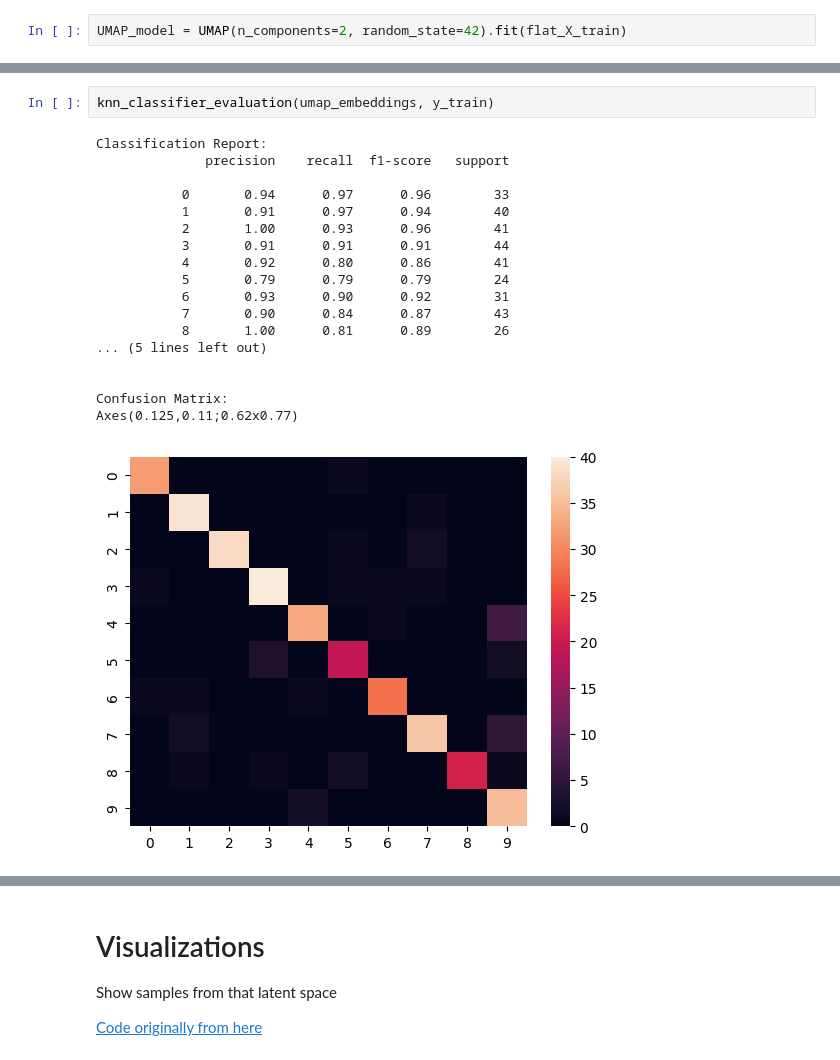
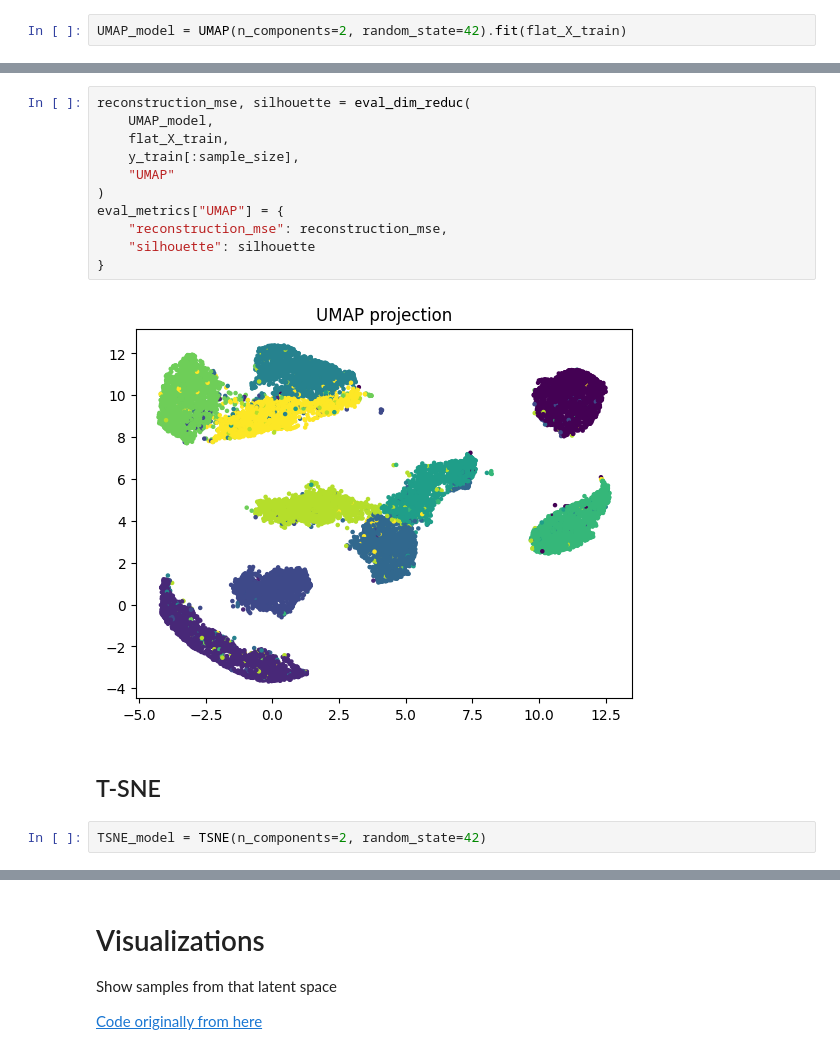
Before and after one commit to StarDylan/FlowMatching, a Jupyter notebook: MNIST_Latent_Space_Visualizations.ipynb, the cells around one changed output, grey strips where cells are left out. Cells and saved outputs as stored; diff of their text form.

```diff
--- a/MNIST_Latent_Space_Visualizations.ipynb
+++ b/MNIST_Latent_Space_Visualizations.ipynb
@@ -253,21 +187,17 @@ plt.show()
-# %%
-knn_classifier_evaluation(umap_embeddings, y_train)
-# %% [output]
-Classification Report:
-              precision    recall  f1-score   support
-
-           0       0.94      0.97      0.96        33
-           1       0.91      0.97      0.94        40
-           2       1.00      0.93      0.96        41
-           3       0.91      0.91      0.91        44
-           4       0.92      0.80      0.86        41
-           5       0.79      0.79      0.79        24
-           6       0.93      0.90      0.92        31
-           7       0.90      0.84      0.87        43
-           8       1.00      0.81      0.89        26
-... (5 lines left out)
-
-
-Confusion Matrix:
-Axes(0.125,0.11;0.62x0.77)
-[figure, removed]
+# %%
+reconstruction_mse, silhouette = eval_dim_reduc(
+    UMAP_model,
+    flat_X_train,
+    y_train[:sample_size],
+    "UMAP"
+)
+eval_metrics["UMAP"] = {
+    "reconstruction_mse": reconstruction_mse,
+    "silhouette": silhouette
+}
+# %% [output]
+[figure, added]
+# %% [markdown]
+## T-SNE
+# %%
+TSNE_model = TSNE(n_components=2, random_state=42)
```
Also changed, not shown: parts of 46 cells of this notebook.
